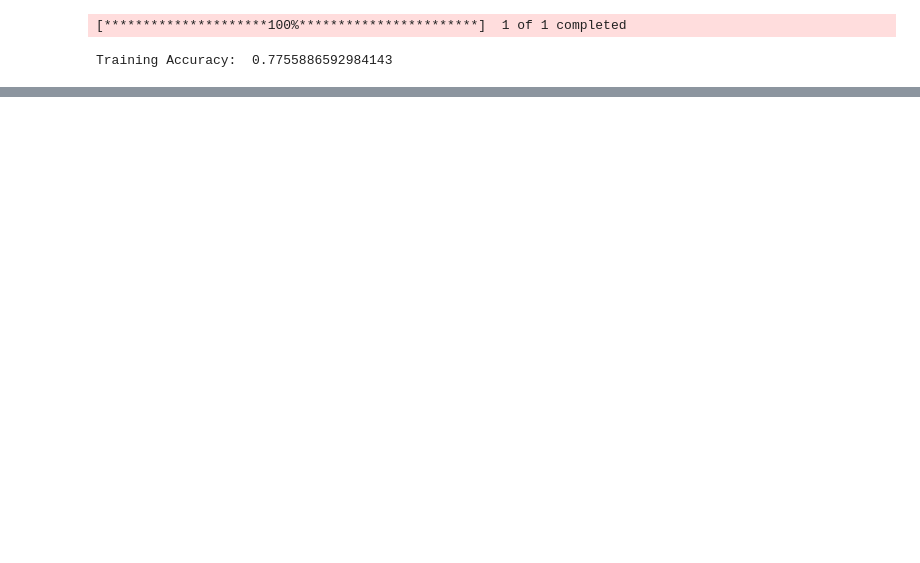
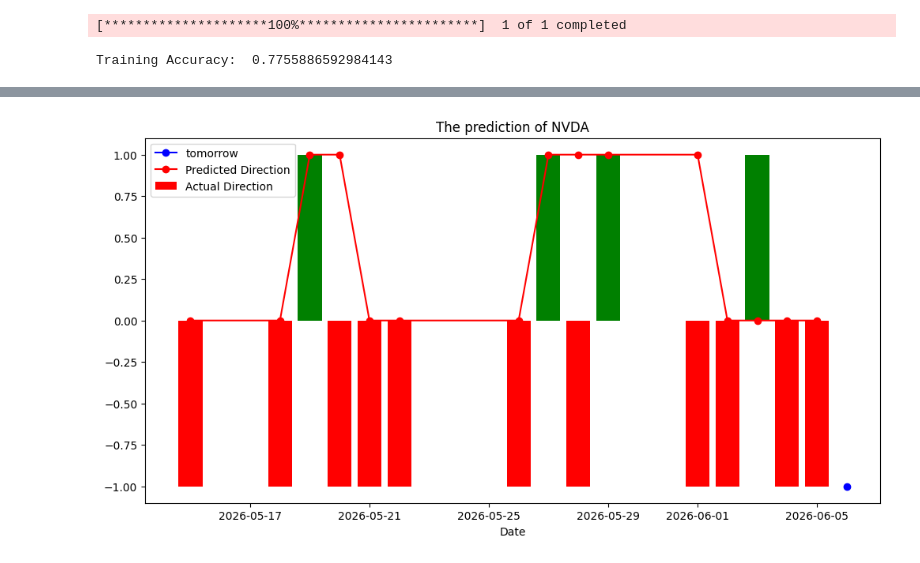
Before and after one commit to GaelSaav/Stock-Movement-Prediction, a Jupyter notebook: RandomForest.ipynb, the cells around one changed output, grey strips where cells are left out. Drawn from its saved outputs; the diff is of its cells as text; code cells hidden in the pictures; blank space fills up the shorter version.

Commit message:
Working on my graph to show the prediction and will keep improving it. So far this is just a draft.

```diff
--- a/RandomForest.ipynb
+++ b/RandomForest.ipynb
@@ -204,0 +205,28 @@ Directional Accuracy: 0.5547024952015355
+# %%
+last_n = 15
+dates = y_test.index[-last_n:]
+actual_direction = actual_direction[-last_n:]
+predicted_direction = predicted_direction[-last_n:]
+
+colors = ['green' if test == 1 else 'red' for test in actual_direction]
+
+next_date = dates[-1] + pd.DateOffset(days = 1)
+next_direction = predicted_direction[-1]
+
+plt.figure(figsize=(12,6))
+
+plt.bar(dates,[1 if direction == 1 else -1 for direction in actual_direction], color=colors, label='Actual Direction')
+
+plt.plot(next_date, [1 if next == 1 else -1], color = 'blue', label = 'tomorrow', marker = 'o')
+
+plt.plot(dates, predicted_direction, color='red', label='Predicted Direction', marker='o')
+
+plt.title(f'The prediction of {Stock}')
+
+plt.legend()
+
+plt.xlabel('Date')
+
+plt.show()
+# %% [output]
+[figure, added]
```
Also changed, not shown: parts of 1 cell of this notebook.
